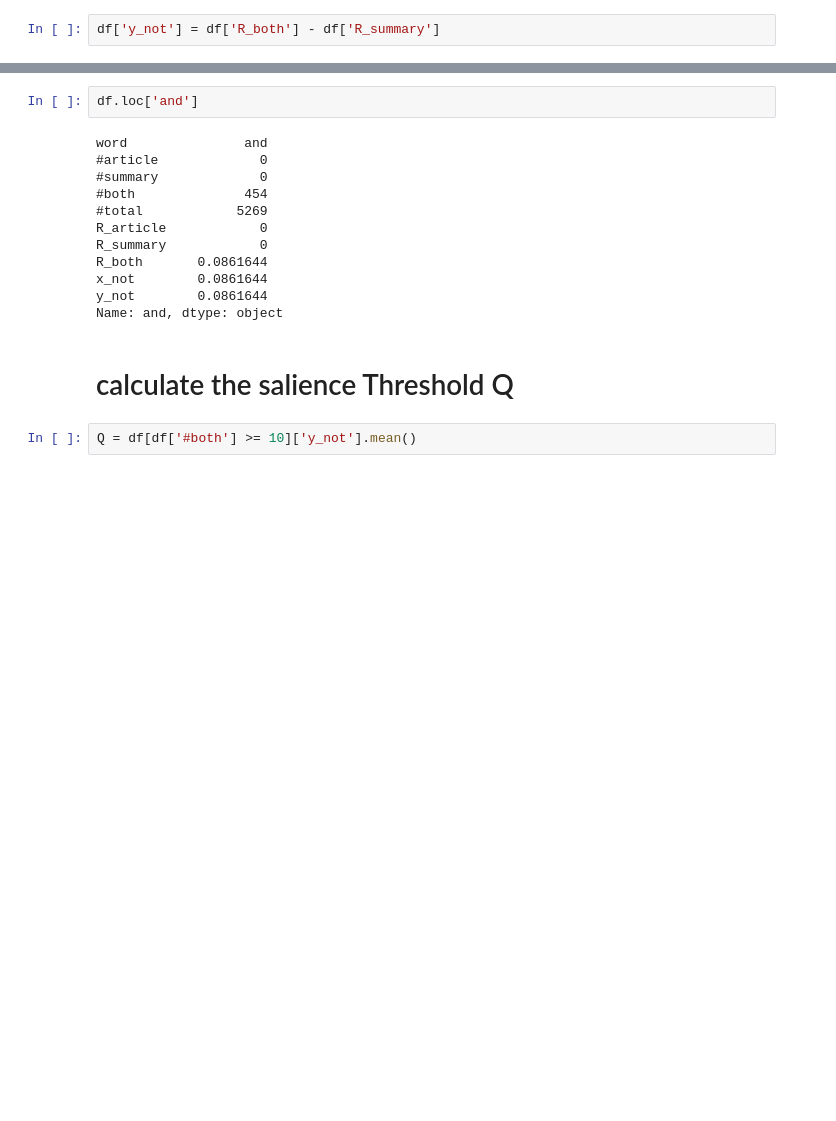
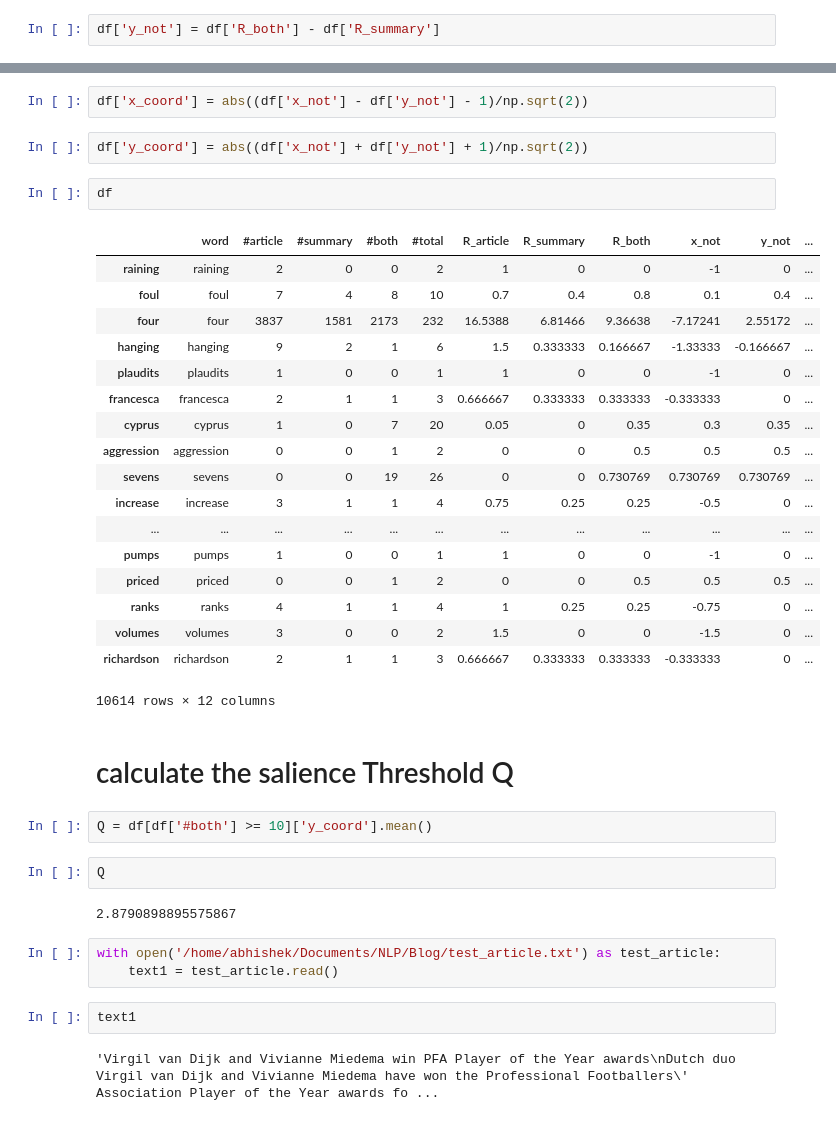
Before and after one commit to abhishekr7/suggestions-generator, a Jupyter notebook: generator.ipynb, the cells around one changed output, grey strips where cells are left out. Cells and saved outputs as stored; diff of their text form; blank space fills up the shorter version.

```diff
--- a/generator.ipynb
+++ b/generator.ipynb
@@ -250,18 +328,40 @@ abs((- x - y - 1)/np.sqrt(2))
+# %%
+df['x_coord'] = abs((df['x_not'] - df['y_not'] - 1)/np.sqrt(2))
+# %%
+df['y_coord'] = abs((df['x_not'] + df['y_not'] + 1)/np.sqrt(2))
 # %%
-df.loc['and']
+df
 # %% [output]
+|  | word | #article | #summary | #both | #total | R_article | R_summary | R_both | x_not | y_not | ... |
+| raining | raining | 2 | 0 | 0 | 2 | 1 | 0 | 0 | -1 | 0 | ... |
+| foul | foul | 7 | 4 | 8 | 10 | 0.7 | 0.4 | 0.8 | 0.1 | 0.4 | ... |
+| four | four | 3837 | 1581 | 2173 | 232 | 16.5388 | 6.81466 | 9.36638 | -7.17241 | 2.55172 | ... |
+| hanging | hanging | 9 | 2 | 1 | 6 | 1.5 | 0.333333 | 0.166667 | -1.33333 | -0.166667 | ... |
+| plaudits | plaudits | 1 | 0 | 0 | 1 | 1 | 0 | 0 | -1 | 0 | ... |
+| francesca | francesca | 2 | 1 | 1 | 3 | 0.666667 | 0.333333 | 0.333333 | -0.333333 | 0 | ... |
+| cyprus | cyprus | 1 | 0 | 7 | 20 | 0.05 | 0 | 0.35 | 0.3 | 0.35 | ... |
+| aggression | aggression | 0 | 0 | 1 | 2 | 0 | 0 | 0.5 | 0.5 | 0.5 | ... |
+| sevens | sevens | 0 | 0 | 19 | 26 | 0 | 0 | 0.730769 | 0.730769 | 0.730769 | ... |
+| increase | increase | 3 | 1 | 1 | 4 | 0.75 | 0.25 | 0.25 | -0.5 | 0 | ... |
+| ... | ... | ... | ... | ... | ... | ... | ... | ... | ... | ... | ... |
+| pumps | pumps | 1 | 0 | 0 | 1 | 1 | 0 | 0 | -1 | 0 | ... |
+| priced | priced | 0 | 0 | 1 | 2 | 0 | 0 | 0.5 | 0.5 | 0.5 | ... |
+| ranks | ranks | 4 | 1 | 1 | 4 | 1 | 0.25 | 0.25 | -0.75 | 0 | ... |
+| volumes | volumes | 3 | 0 | 0 | 2 | 1.5 | 0 | 0 | -1.5 | 0 | ... |
+| richardson | richardson | 2 | 1 | 1 | 3 | 0.666667 | 0.333333 | 0.333333 | -0.333333 | 0 | ... |
-word               and
-#article             0
-#summary             0
-#both              454
-#total            5269
-R_article            0
-R_summary            0
-R_both       0.0861644
-x_not        0.0861644
-y_not        0.0861644
-Name: and, dtype: object
+10614 rows × 12 columns
 # %% [markdown]
 # calculate the salience Threshold Q
 # %%
-Q = df[df['#both'] >= 10]['y_not'].mean()
+Q = df[df['#both'] >= 10]['y_coord'].mean()
+# %%
+Q
+# %% [output]
+2.8790898895575867
+# %%
+with open('/home/abhishek/Documents/NLP/Blog/test_article.txt') as test_article:
+    text1 = test_article.read()
+# %%
+text1
+# %% [output]
+'Virgil van Dijk and Vivianne Miedema win PFA Player of the Year awards\nDutch duo Virgil van Dijk and Vivianne Miedema have won the Professional Footballers\' Association Player of the Year awards fo ...
```
Also changed, not shown: parts of 42 cells of this notebook.
